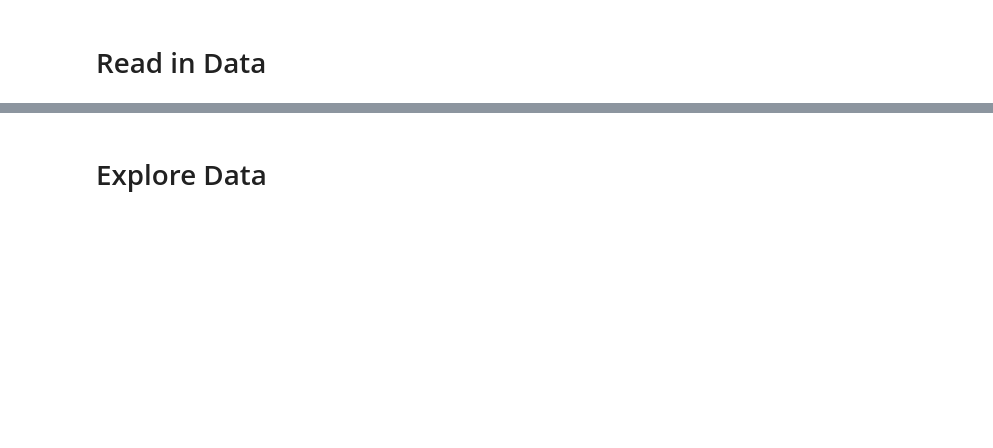
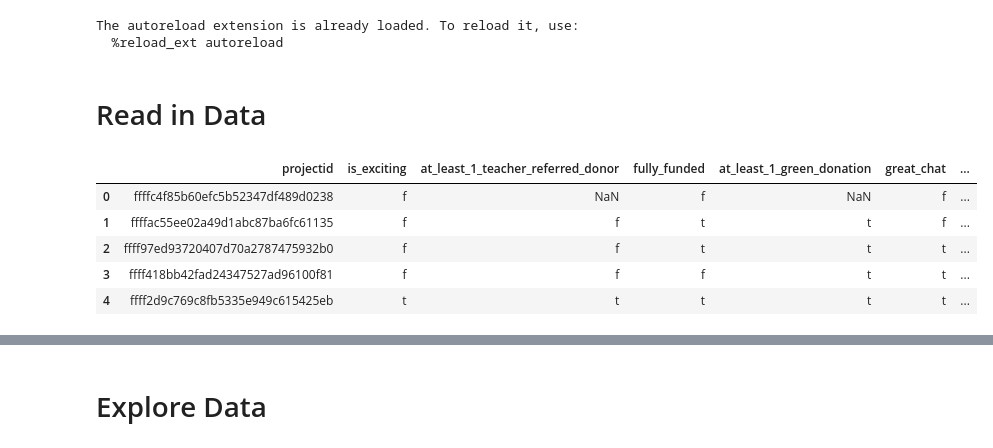
Before and after one commit to alenastern/Machine_Learning_Public_Policy, a Jupyter notebook: hws/hw3/HW3_ML_Improving_Pipeline.ipynb, the cells around one changed output, grey strips where cells are left out. Saved outputs shown, nothing was run; the diff lists cells and outputs as text; code cells hidden in the pictures; blank space fills up the shorter version.

```diff
--- a/hws/hw3/HW3_ML_Improving_Pipeline.ipynb
+++ b/hws/hw3/HW3_ML_Improving_Pipeline.ipynb
@@ -1,5 +1,9 @@
 # %%
 import pandas as pd
+pd.set_option('display.height', 1000)
+pd.set_option('display.max_rows', 500)
+pd.set_option('display.max_columns', 500)
+pd.set_option('display.width', 1000)
 import seaborn as sb
 import matplotlib.pyplot as plt
 import math
@@ -17,6 +21,9 @@ from sklearn.metrics import confusion_matrix
 %matplotlib inline
 %load_ext autoreload
 %autoreload 2
+# %% [output]
+The autoreload extension is already loaded. To reload it, use:
+  %reload_ext autoreload
 # %% [markdown]
 # Read in Data
 # %%
@@ -24,4 +31,13 @@ outcomes = ex.read_data("data/outcomes.csv")
 projects = ex.read_data("data/projects.csv")
 # %%
 projects['date_posted'] = pd.to_datetime(projects['date_posted'])
+# %%
+outcomes.head()
+# %% [output]
+|  | projectid | is_exciting | at_least_1_teacher_referred_donor | fully_funded | at_least_1_green_donation | great_chat | ... |
+| 0 | ffffc4f85b60efc5b52347df489d0238 | f | NaN | f | NaN | f | ... |
+| 1 | ffffac55ee02a49d1abc87ba6fc61135 | f | f | t | t | f | ... |
+| 2 | ffff97ed93720407d70a2787475932b0 | f | f | t | t | t | ... |
+| 3 | ffff418bb42fad24347527ad96100f81 | f | f | f | t | t | ... |
+| 4 | ffff2d9c769c8fb5335e949c615425eb | t | t | t | t | t | ... |
 # %%
```
Also changed, not shown: parts of 12 cells of this notebook.
